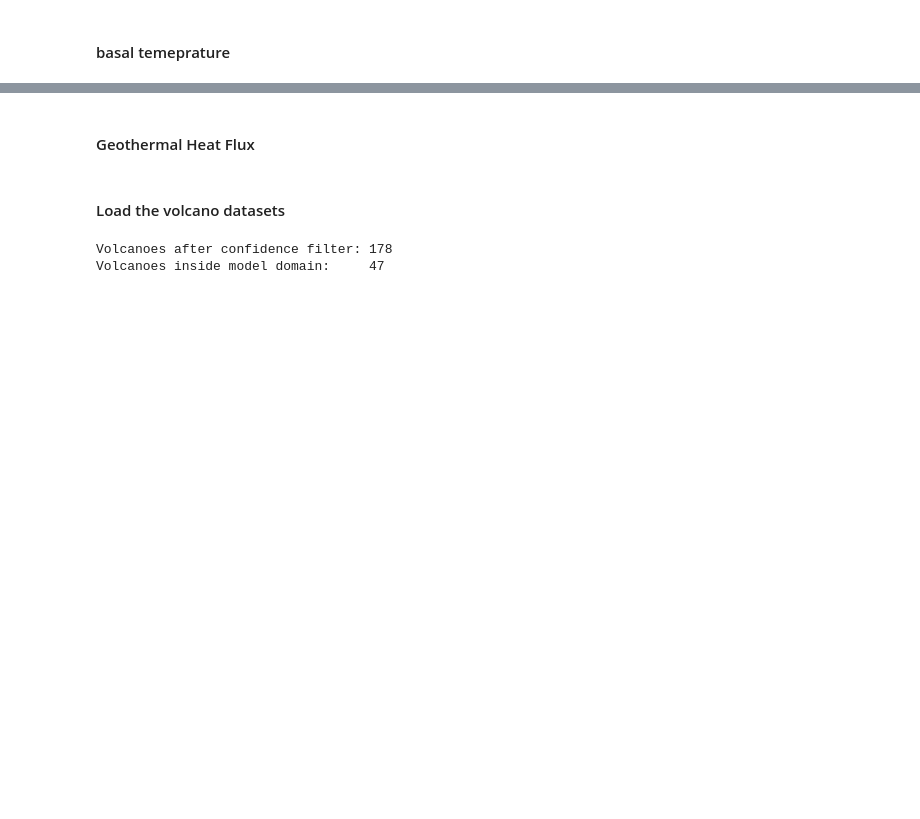
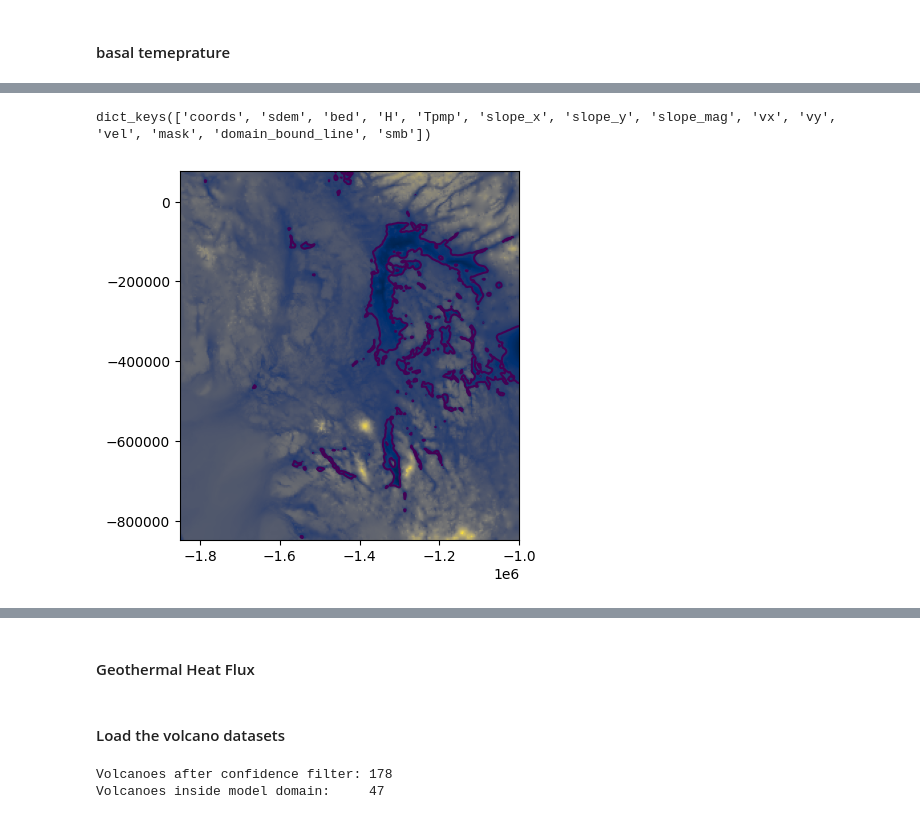
Before and after one commit to alastairyang/GMR-inference, a Jupyter notebook: notebooks/plotPosteriorTbGHF.ipynb, the cells around one changed output, grey strips where cells are left out. Cells and saved outputs as stored; diff of their text form; code cells hidden in the pictures; blank space fills up the shorter version.

```diff
--- a/notebooks/plotPosteriorTbGHF.ipynb
+++ b/notebooks/plotPosteriorTbGHF.ipynb
@@ -171,0 +220,11 @@ fig.savefig("../figs/posterior_5-mean-95_oficial.png", dpi=300, bbox_inches='tig
+# %%
+aux_data.keys()
+# %% [output]
+dict_keys(['coords', 'sdem', 'bed', 'H', 'Tpmp', 'slope_x', 'slope_y', 'slope_mag', 'vx', 'vy', 'vel', 'mask', 'domain_bound_line', 'smb'])
+# %%
+ase_extent = [np.min(xs_ase), np.max(xs_ase), np.min(ys_ase), np.max(ys_ase)]
+plt.imshow(aux_data['bed'], cmap='cividis', origin='lower', extent=ase_extent)
+plt.contour(aux_data['bed'], cmap='viridis', levels=[-1500], extent=ase_extent)
+plt.show()
+# %% [output]
+[figure, added]
```
Also changed, not shown: parts of 4 cells of this notebook, 5 other files.
